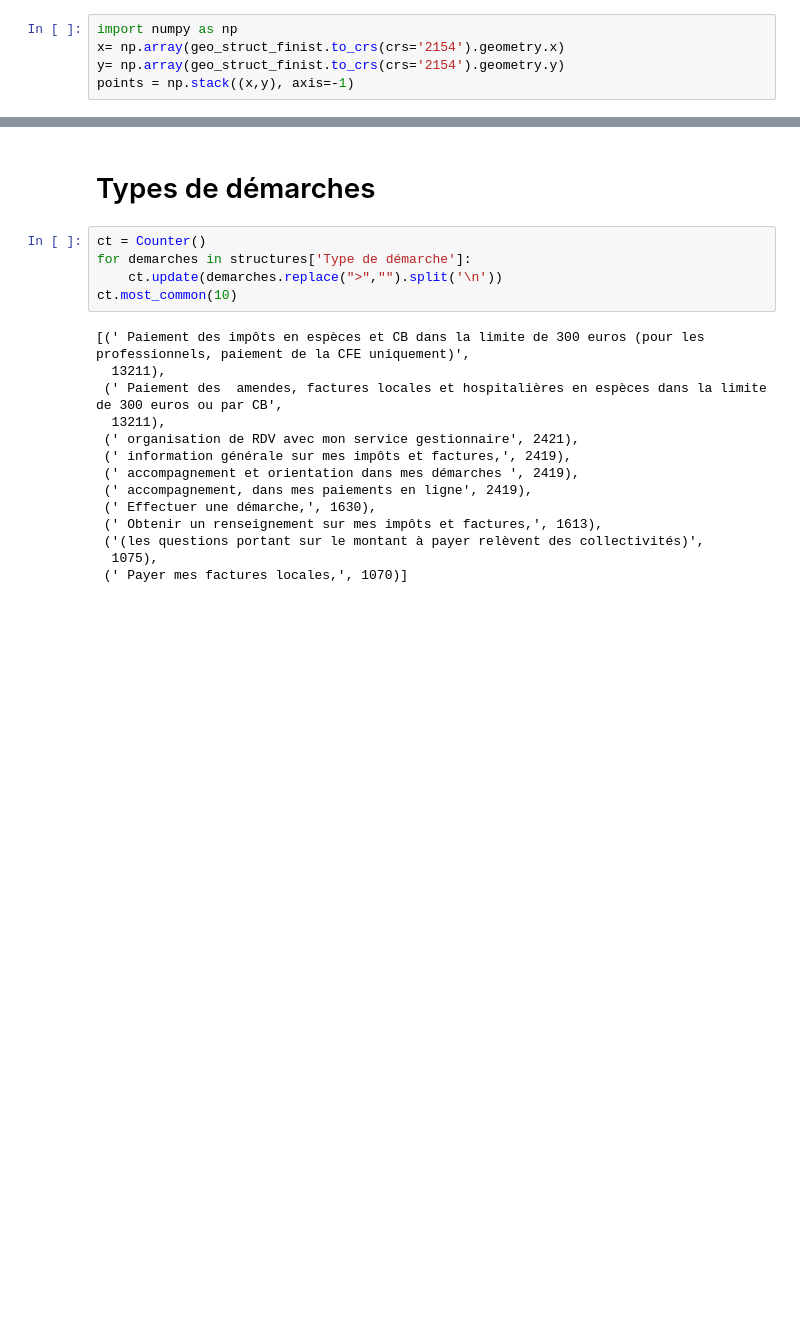
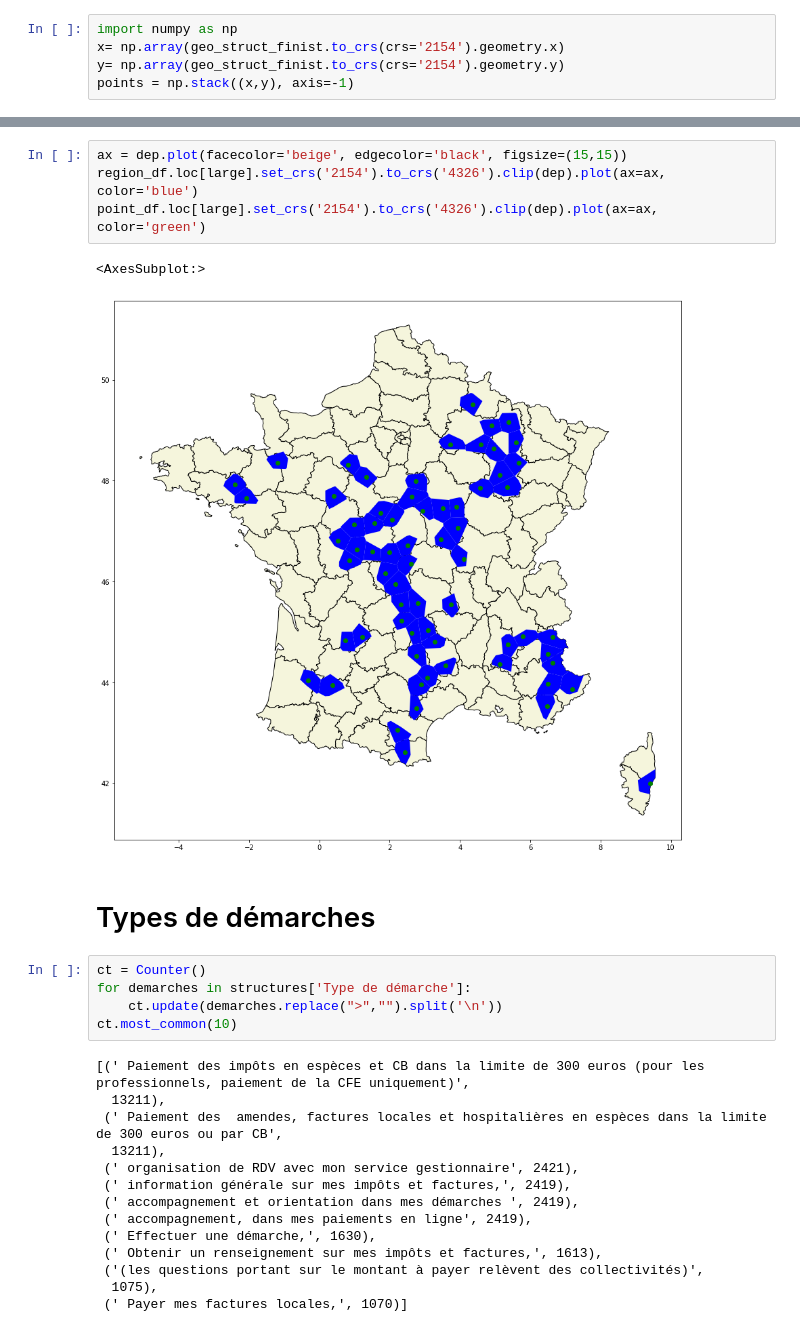
Before and after one commit to t-morvan/OptimDGFiP, a Jupyter notebook: notebooks/explo_structures.ipynb, the cells around one changed output, grey strips where cells are left out. Cells and saved outputs as stored; diff of their text form; blank space fills up the shorter version.

```diff
--- a/notebooks/explo_structures.ipynb
+++ b/notebooks/explo_structures.ipynb
@@ -101,3 +154,10 @@ point_df.set_crs('2154').to_crs('4326').clip(bretagne).plot(ax=ax, color='green'
+# %%
+ax = dep.plot(facecolor='beige', edgecolor='black', figsize=(15,15))
+region_df.loc[large].set_crs('2154').to_crs('4326').clip(dep).plot(ax=ax, color='blue')
+point_df.loc[large].set_crs('2154').to_crs('4326').clip(dep).plot(ax=ax, color='green')
+# %% [output]
+<AxesSubplot:>
+[figure, added]
 # %% [markdown]
 # Types de démarches
 # %%
```
Also changed, not shown: parts of 16 cells of this notebook, 15 other files.
